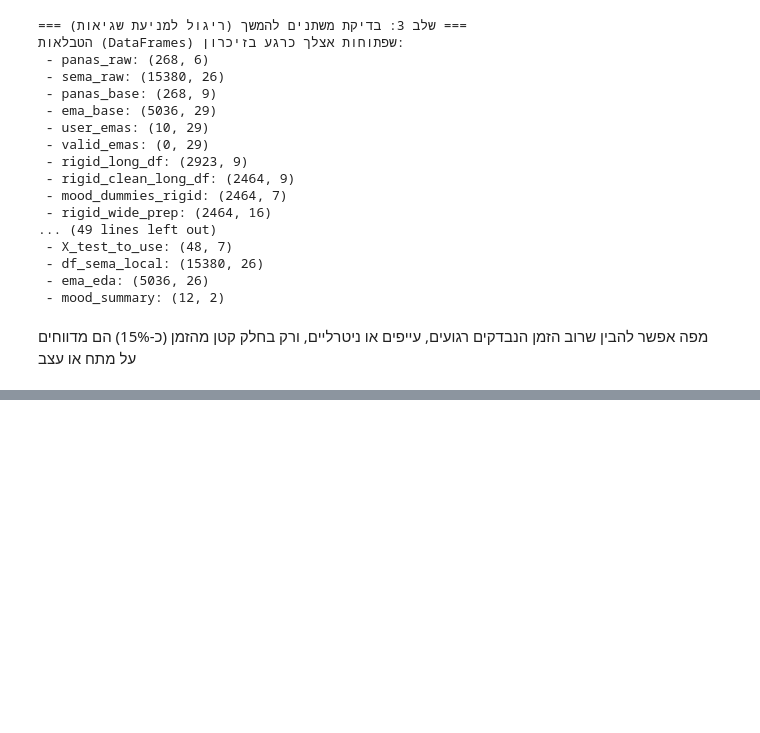
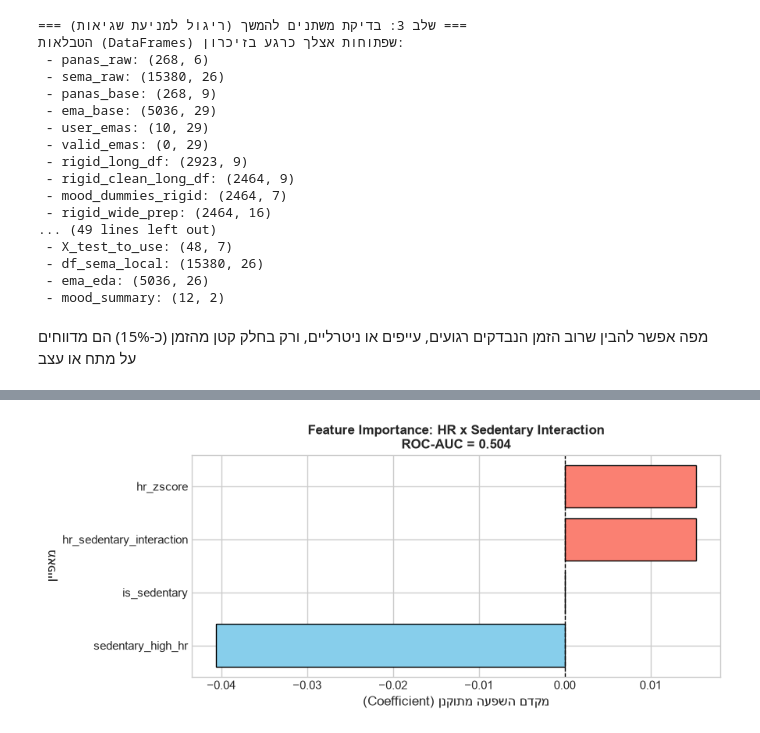
Before and after one commit to MoriahTDaniel/lifesnaps_project, a Jupyter notebook: notebooks/03_panas_like_model.ipynb, the cells around one changed output, grey strips where cells are left out. Saved outputs shown, nothing was run; the diff lists cells and outputs as text; code cells hidden in the pictures; blank space fills up the shorter version.

```diff
--- a/notebooks/03_panas_like_model.ipynb
+++ b/notebooks/03_panas_like_model.ipynb
@@ -2324,0 +2410,92 @@ Positive/Neutral (0)       0.98      0.33      0.49      1214
+# %%
+import pandas as pd
+import numpy as np
+import matplotlib.pyplot as plt
+import seaborn as sns
+from sklearn.linear_model import LogisticRegression
+from sklearn.metrics import classification_report, roc_auc_score, confusion_matrix
+from sklearn.preprocessing import StandardScaler
+
+print("=== שלב 5: הצלבת נתונים - אינטראקציה פיזיולוגית-התנהגותית (Arousal at Rest) ===")
+try:
+    # 1. עבודה על קבוצות ה-Train וה-Test הנקיות שכבר פוצלו לפי נבדקים
+    df_tr = df_train.copy()
+    df_te = df_test.copy()
+
+    # בדיקת התפלגות קטגוריות הצעדים
+    print("התפלגות דיווחי הצעדים ב-Train:")
+    print(df_tr['data.STEPS'].value_counts(dropna=False))
+
+    # 2. הגדרת קטגוריית היעדר תנועה / דיווח (Unknown / Sedentary)
+    for df in [df_tr, df_te]:
+        # זיהוי הימנעות ממענה או חוסר פעילות
+        df['is_sedentary'] = df['data.STEPS'].isin(['<no-response>', '<not-shown>', 'NO_GOAL', np.nan]).astype(int)
+
+        # זיהוי דופק גבוה מהרגיל (מעל 0.5 סטיית תקן מהממוצע האישי של הנבדק)
+        df['is_high_hr'] = (df['hr_zscore'] > 0.5).astype(int)
+
+        # --- פיצ'ר ההצלבה המרכזי: עוררות פיזיולוגית במנוחה ---
+        # 1 = דופק גבוה ביחד עם חוסר תנועה/הסתגרות
+        df['sedentary_high_hr'] = (df['is_high_hr'] & df['is_sedentary']).astype(int)
+
+        # אינטראקציה רציפה: מכפלת סטיית הדופק במצב חוסר התנועה
+        df['hr_sedentary_interaction'] = df['hr_zscore'] * df['is_sedentary']
+
+    # 3. הגדרת רשימת הפיצ'רים למודל המוצלב
+    features = ['hr_zscore', 'is_sedentary', 'sedentary_high_hr', 'hr_sedentary_interaction']
+    target = 'is_negative'
+
+    X_train = df_tr[features]
+    y_train = df_tr[target]
+
+    X_test = df_te[features]
+    y_test = df_te[target]
+
+    print(f"\nמקרי עוררות במנוחה (sedentary_high_hr) ב-Train: {X_train['sedentary_high_hr'].sum():,}")
+    print(f"מקרי עוררות במנוחה (sedentary_high_hr) ב-Test:  {X_test['sedentary_high_hr'].sum():,}")
+
+    # 4. תקנון (Scaling)
+    scaler = StandardScaler()
+    X_train_scaled = scaler.fit_transform(X_train)
+    X_test_scaled = scaler.transform(X_test)
+
+    # 5. אימון רגרסיה לוגיסטית עם משקלים מאוזנים
+    model_interaction = LogisticRegression(class_weight='balanced', random_state=42)
+    model_interaction.fit(X_train_scaled, y_train)
+
+    # 6. חיזוי והערכה
+    y_pred = model_interaction.predict(X_test_scaled)
+    y_prob = model_interaction.predict_proba(X_test_scaled)[:, 1]
+
+    roc_auc = roc_auc_score(y_test, y_prob)
+    print(f"\n--- תוצאות מודל ההצלבה (אינטראקציה דופק + חוסר תנועה) ---")
+    print(f"ROC-AUC Score: {roc_auc:.4f}\n")
+    print("Classification Report:")
+    print(classification_report(y_test, y_pred, target_names=['חיובי/ניטרלי (0)', 'שלילי (1)']))
+
+    # 7. חשיבות המאפיינים (מקדמי הרגרסיה)
+    coef_df = pd.DataFrame({
+        'Feature': features,
+        'Coefficient': model_interaction.coef_.ravel()
+    }).sort_values(by='Coefficient', ascending=False)
+
+    print("\nחשיבות המאפיינים (מקדמי השפעה):")
+    for _, row in coef_df.iterrows():
+        direction = "מעלה סיכון לחרדה/מצוקה" if row['Coefficient'] > 0 else "מגן / מקושר לרוגע"
+        print(f" - {row['Feature']:25s}: {row['Coefficient']:+.3f} ({direction})")
+
+    # 8. גרף מקדמים
+    plt.figure(figsize=(9, 4))
+    colors = ['salmon' if c > 0 else 'skyblue' for c in coef_df['Coefficient']]
+    plt.barh(coef_df['Feature'], coef_df['Coefficient'], color=colors, edgecolor='black')
+    plt.axvline(0, color='black', linestyle='--', linewidth=1)
+    plt.title(f'Feature Importance: HR x Sedentary Interaction\nROC-AUC = {roc_auc:.3f}', fontsize=12, fontweight='bold')
+    plt.xlabel('מקדם השפעה מתוקנן (Coefficient)')
+    plt.ylabel('מאפיין')
+    plt.gca().invert_yaxis()
+    plt.tight_layout()
+    plt.show()
+
+except Exception as e:
+    print(f"שגיאה בהרצת שלב ההצלבה: {e}")
+# %% [output]
@@ -2324,0 +2519 @@ Positive/Neutral (0)       0.98      0.33      0.49      1214
+[figure, added]
```
Also changed, not shown: parts of 26 cells of this notebook.
